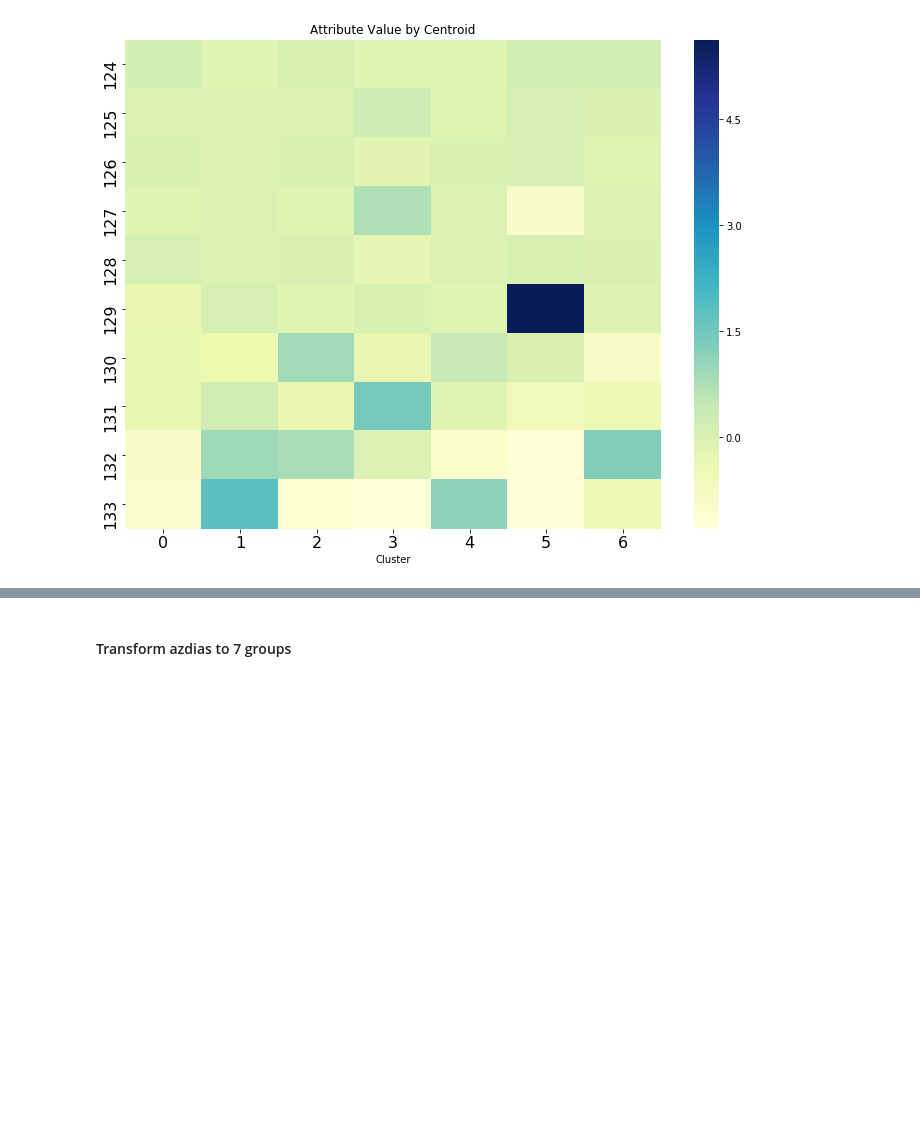
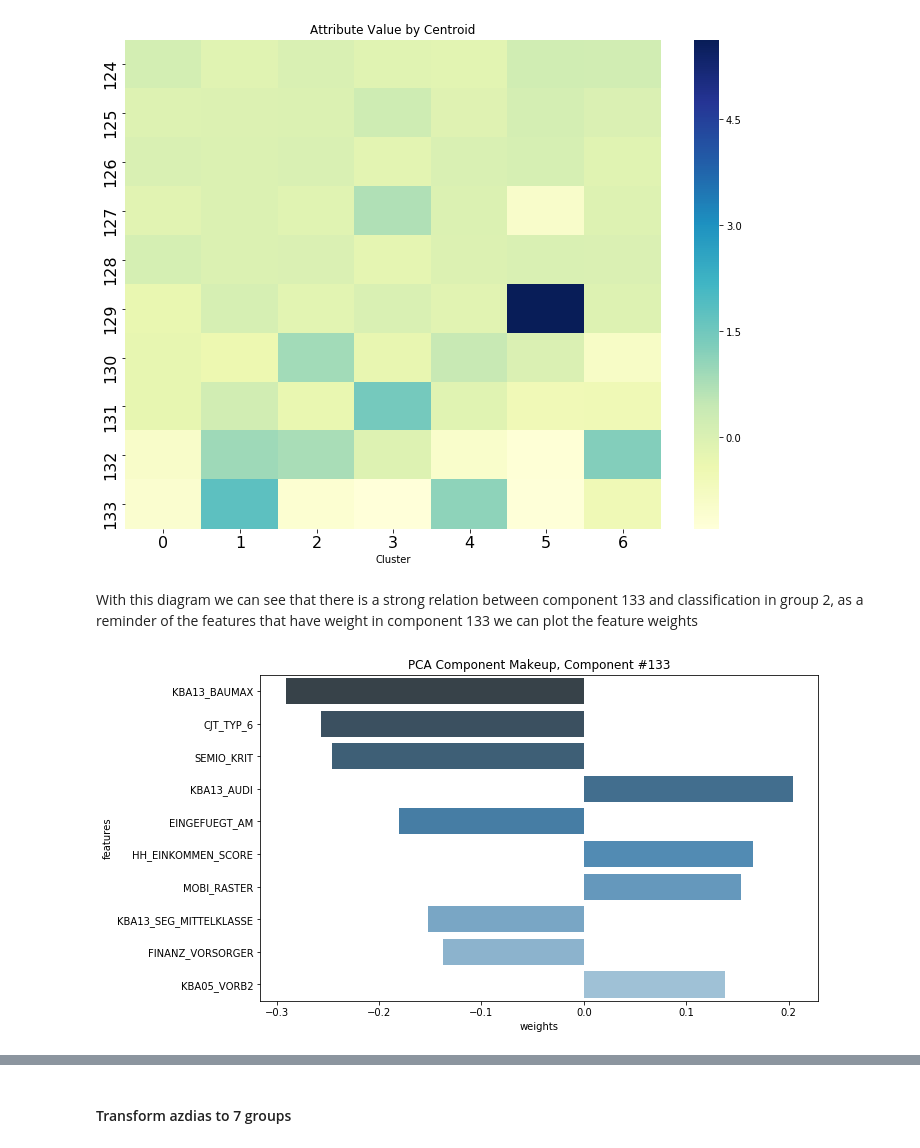
Before and after one commit to AlbertoDeBlas/MLEngineerNanodegreeCapstone, a Jupyter notebook: Arvato Project Workbook.ipynb, the cells around one changed output, grey strips where cells are left out. Drawn from its saved outputs; the diff is of its cells as text; code cells hidden in the pictures; blank space fills up the shorter version.

Commit message:
Write conclusions about the group results
feat: Write conclusions about the group results

```diff
--- a/Arvato Project Workbook.ipynb
+++ b/Arvato Project Workbook.ipynb
@@ -1025,3 +1025,10 @@ ax.set_title("Attribute Value by Centroid")
 plt.show()
 # %% [output]
 [figure]
+# %% [markdown]
+With this diagram we can see that there is a strong relation between component 133 and classification in group 2,
+as a reminder of the features that have weight in component 133 we can plot the feature weights
+# %%
+display_component(v, azdias_df.columns.values, component_num=133, n_weights=10)
+# %% [output]
+[figure, added]
```
Also changed, not shown: parts of 1 cell of this notebook.
